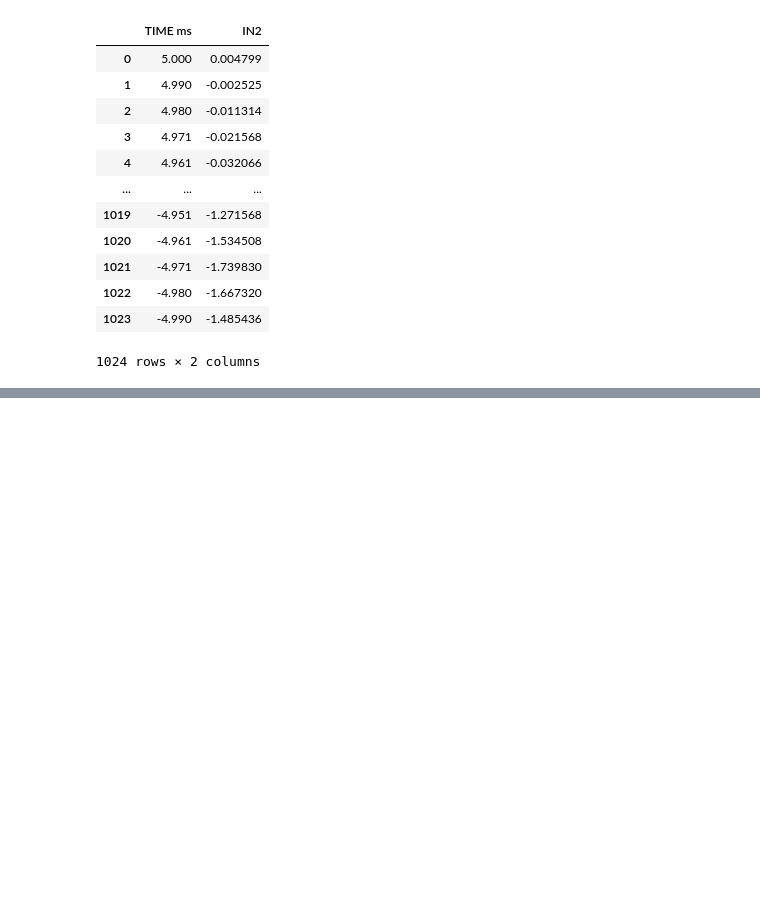
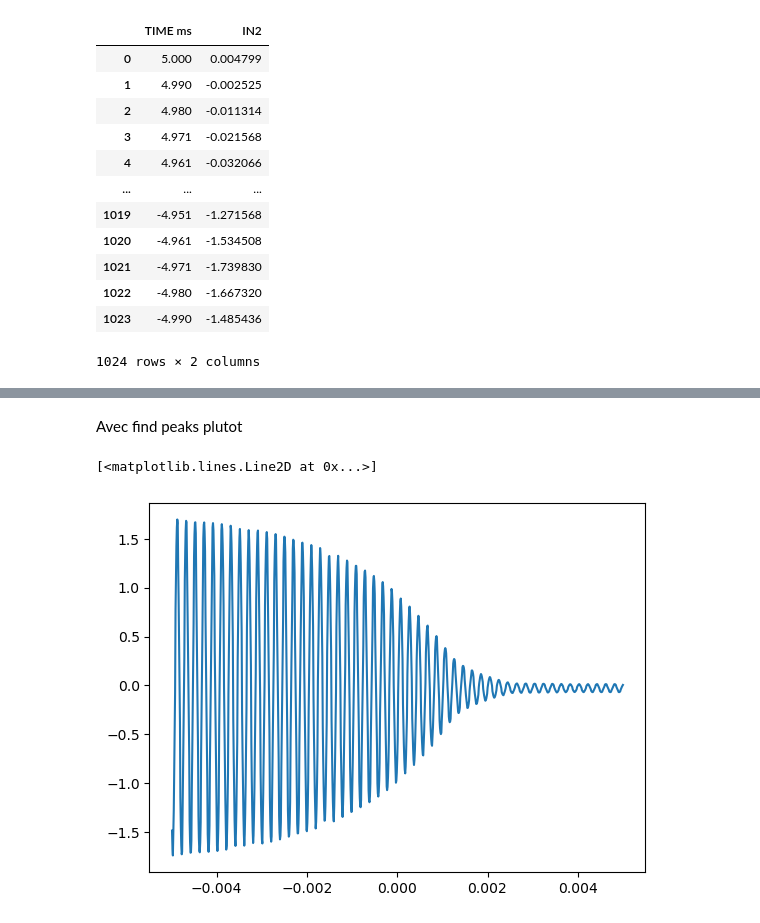
Before and after one commit to delavayan/Experiance-4-Phys-exp, a Jupyter notebook: TP RLC - Camille & Klara.ipynb, the cells around one changed output, grey strips where cells are left out. Saved outputs shown, nothing was run; the diff lists cells and outputs as text; code cells hidden in the pictures; blank space fills up the shorter version.

```diff
--- a/TP RLC - Camille & Klara.ipynb
+++ b/TP RLC - Camille & Klara.ipynb
@@ -295,0 +409,7 @@ print(alpha)
+# %% [markdown]
+Avec find peaks plutot
+# %%
+plt.plot(time, Vin)
+# %% [output]
+[<matplotlib.lines.Line2D at 0x...>]
+[figure, added]
```
Also changed, not shown: parts of 15 cells of this notebook, 3 other files.
